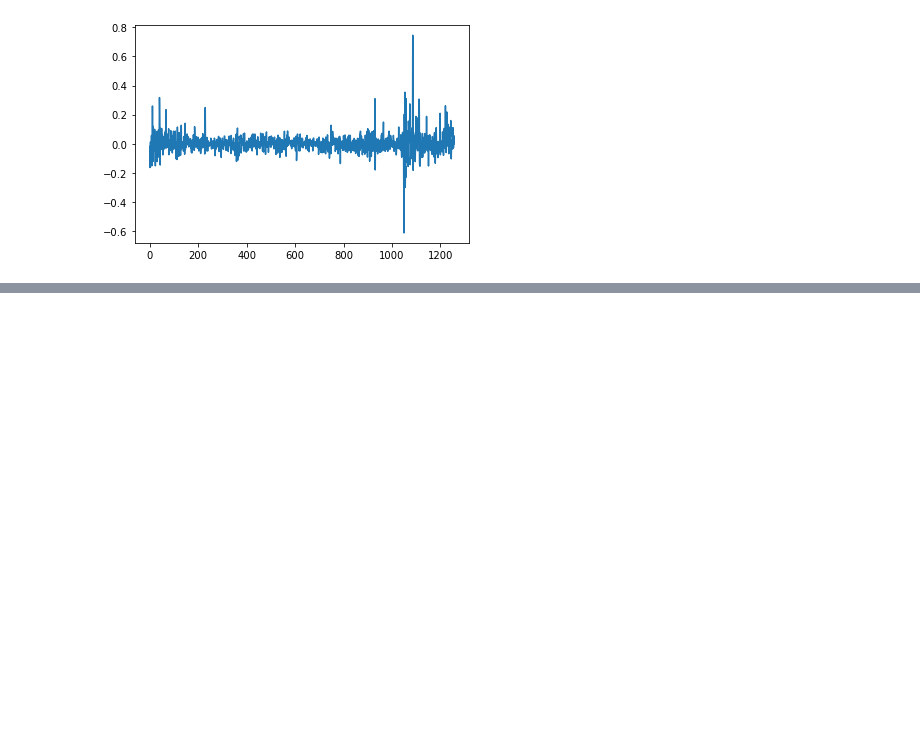
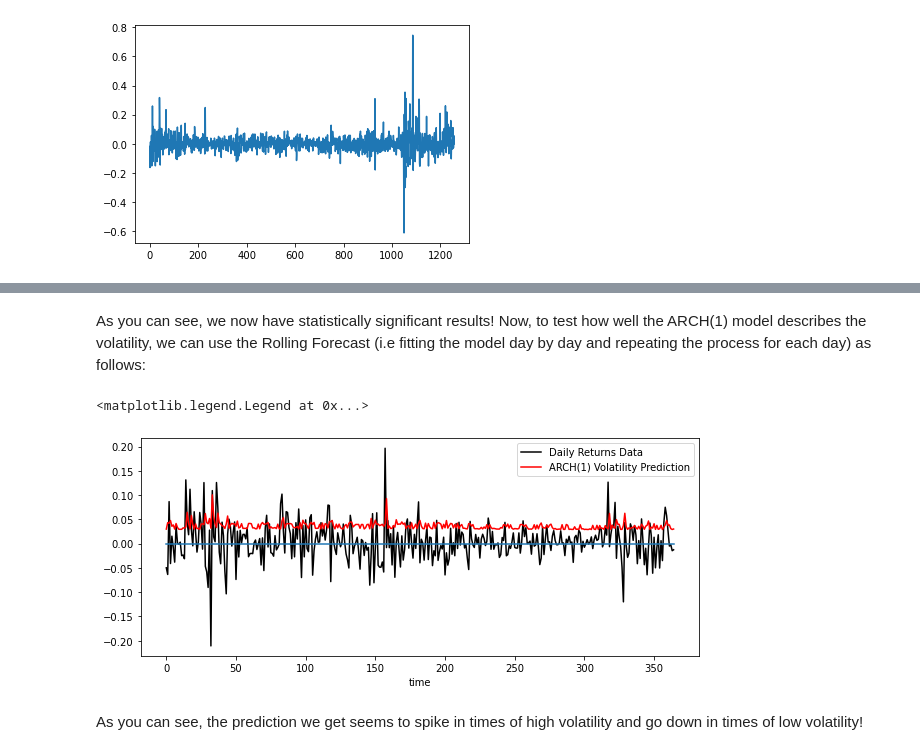
Before and after one commit to theheavygluon/Risk-Management-Course, a Jupyter notebook: Lecture 4 - Time Series Analysis.ipynb, the cells around one changed output, grey strips where cells are left out. Drawn from its saved outputs; the diff is of its cells as text; code cells hidden in the pictures; blank space fills up the shorter version.

```diff
--- a/Lecture 4 - Time Series Analysis.ipynb
+++ b/Lecture 4 - Time Series Analysis.ipynb
@@ -514,0 +665,24 @@ Once the model has been fit and the estimated parameters have been returned, one
+# %% [markdown]
+As you can see, we now have statistically significant results! Now, to test how well the ARCH(1) model describes the volatility, we can use the Rolling Forecast (i.e fitting the model day by day and repeating the process for each day) as follows:
+# %%
+rolling_forecast = [] #initializing the list
+test_size = 365 #we want to only take the last year worth of data
+
+for i in range(test_size):
+    train = tsla_daily_return[:-(test_size - i)] #training data
+    model = arch_model(train, p=1, q=0)
+    fit = model.fit(disp='off')
+    forecast = fit.forecast(horizon=1) #forecasting volatility
+    rolling_forecast.append(np.sqrt(forecast.variance.values[-1,:][0])) #appending result to list
+# %%
+plt.figure(figsize=(10,4))
+plt.plot(tsla_daily_return[-365:],color='black',label='Daily Returns Data') #Plotting the returns data
+plt.plot(rolling_forecast,color='red',label='ARCH(1) Volatility Prediction') #Plotting The ARCH(1) model volatility
+plt.plot([0]*365) #Plotting y = 0
+plt.xlabel('time')
+plt.legend()
+# %% [output]
+<matplotlib.legend.Legend at 0x...>
+[figure, added]
+# %% [markdown]
+As you can see, the prediction we get seems to spike in times of high volatility and go down in times of low volatility!
```
Also changed, not shown: parts of 23 cells of this notebook.
